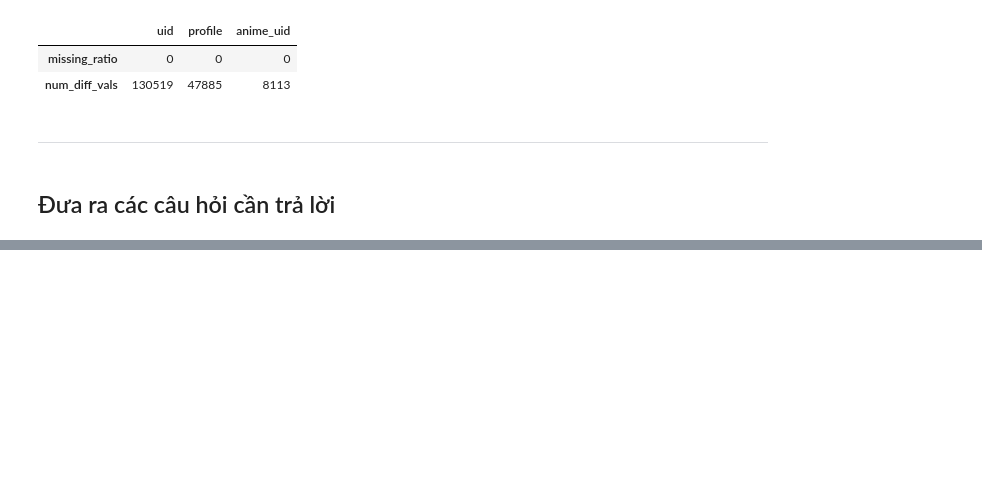
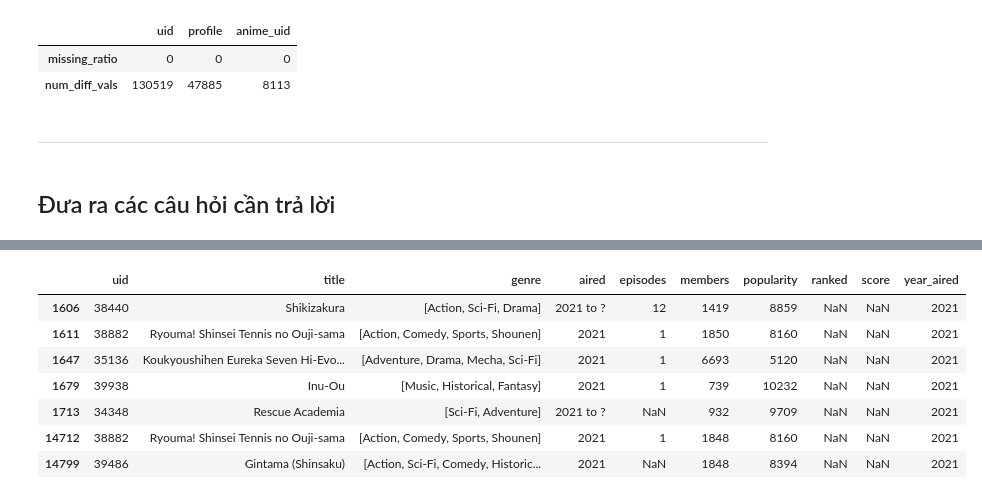
Before and after one commit to phineasla-hcmus/3.1-DS-Final, a Jupyter notebook: P4DS_FinalProject.ipynb, the cells around one changed output, grey strips where cells are left out. Drawn from its saved outputs; the diff is of its cells as text; code cells hidden in the pictures; blank space fills up the shorter version.

Commit message:
'Question: popular genre' Counting 2021 genre

```diff
--- a/P4DS_FinalProject.ipynb
+++ b/P4DS_FinalProject.ipynb
@@ -563,0 +572,12 @@ rating_cate_col_profiles_df
+# %%
+anime_2021_df = anime_df[anime_df['year_aired'] == 2021]
+anime_2021_df
+# %% [output]
+|  | uid | title | genre | aired | episodes | members | popularity | ranked | score | year_aired |
+| 1606 | 38440 | Shikizakura | [Action, Sci-Fi, Drama] | 2021 to ? | 12 | 1419 | 8859 | NaN | NaN | 2021 |
+| 1611 | 38882 | Ryouma! Shinsei Tennis no Ouji-sama | [Action, Comedy, Sports, Shounen] | 2021 | 1 | 1850 | 8160 | NaN | NaN | 2021 |
+| 1647 | 35136 | Koukyoushihen Eureka Seven Hi-Evo... | [Adventure, Drama, Mecha, Sci-Fi] | 2021 | 1 | 6693 | 5120 | NaN | NaN | 2021 |
+| 1679 | 39938 | Inu-Ou | [Music, Historical, Fantasy] | 2021 | 1 | 739 | 10232 | NaN | NaN | 2021 |
+| 1713 | 34348 | Rescue Academia | [Sci-Fi, Adventure] | 2021 to ? | NaN | 932 | 9709 | NaN | NaN | 2021 |
+| 14712 | 38882 | Ryouma! Shinsei Tennis no Ouji-sama | [Action, Comedy, Sports, Shounen] | 2021 | 1 | 1848 | 8160 | NaN | NaN | 2021 |
+| 14799 | 39486 | Gintama (Shinsaku) | [Action, Sci-Fi, Comedy, Historic... | 2021 | NaN | 1848 | 8394 | NaN | NaN | 2021 |
```
Also changed, not shown: parts of 4 cells of this notebook.
